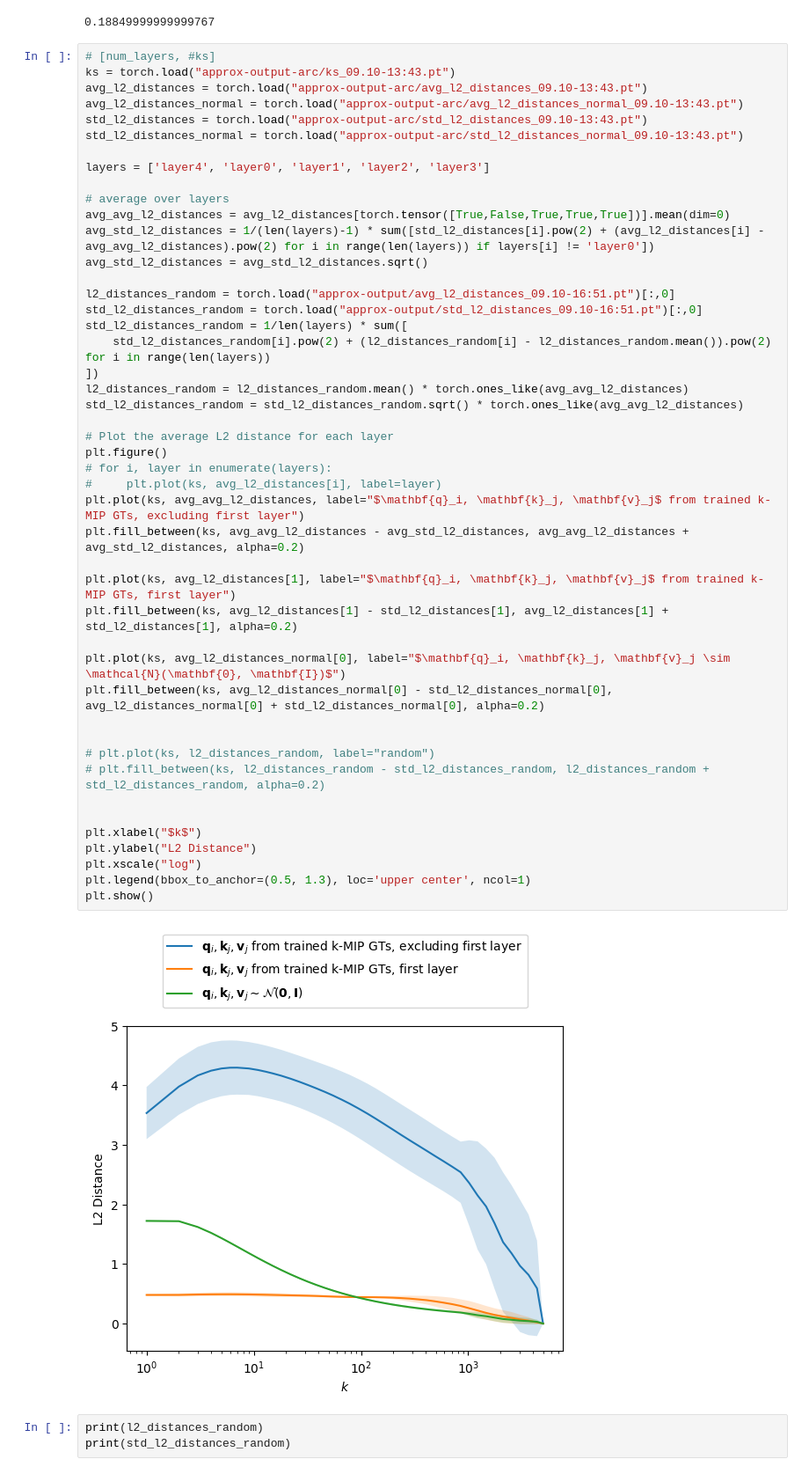
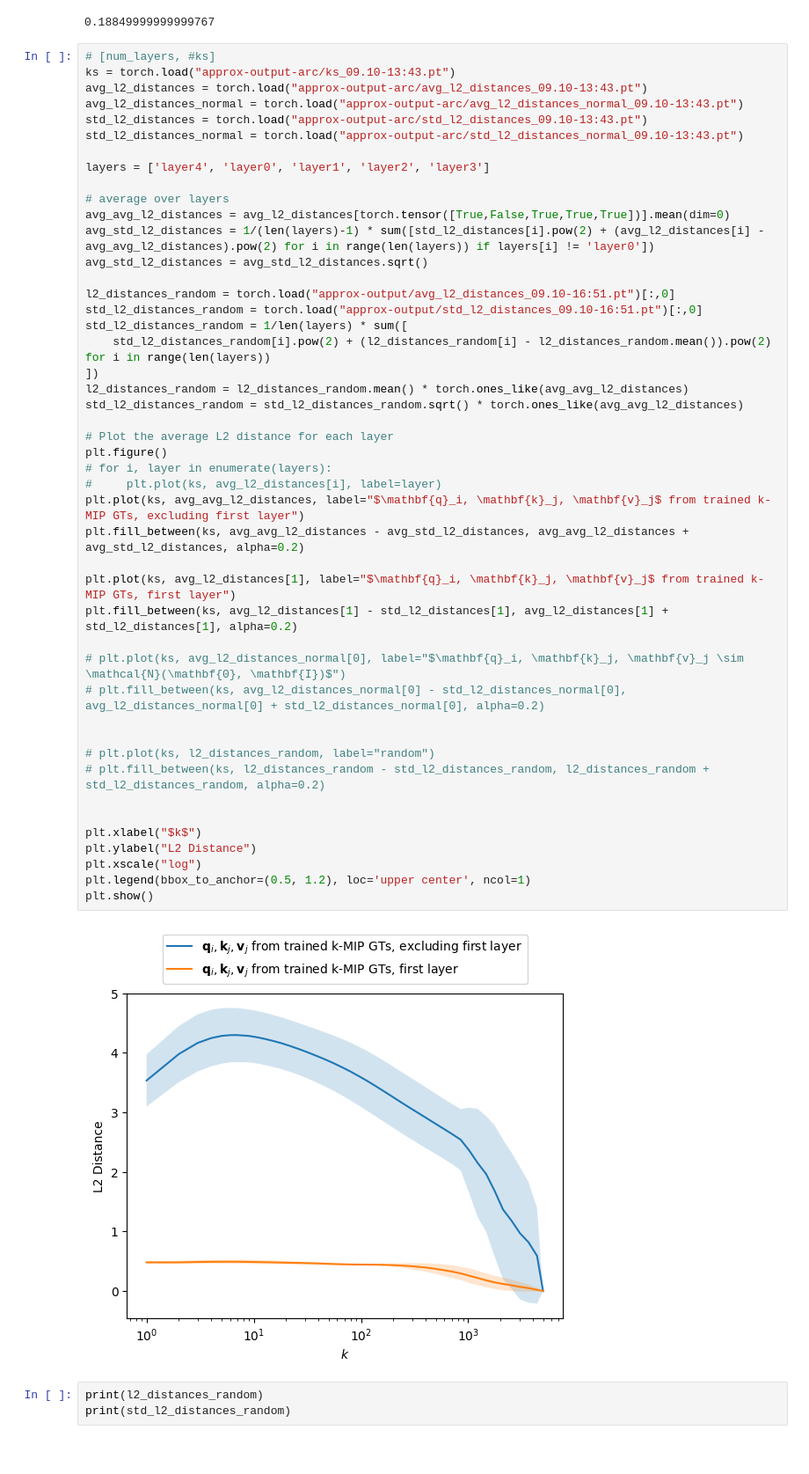
Before and after one commit to JonasDeSchouwer/EfficientSparseAttention, a Jupyter notebook: plotting.ipynb, the cells around one changed output. Shown: that part at 88% size. Drawn from its saved outputs; the diff is of its cells as text; blank space fills up the shorter version.

```diff
--- a/plotting.ipynb
+++ b/plotting.ipynb
@@ -26,37 +26,37 @@ avg_std_l2_distances = avg_std_l2_distances.sqrt()
 
 l2_distances_random = torch.load("approx-output/avg_l2_distances_09.10-16:51.pt")[:,0]
 std_l2_distances_random = torch.load("approx-output/std_l2_distances_09.10-16:51.pt")[:,0]
 std_l2_distances_random = 1/len(layers) * sum([
     std_l2_distances_random[i].pow(2) + (l2_distances_random[i] - l2_distances_random.mean()).pow(2) for i in range(len(layers))
 ])
 l2_distances_random = l2_distances_random.mean() * torch.ones_like(avg_avg_l2_distances)
 std_l2_distances_random = std_l2_distances_random.sqrt() * torch.ones_like(avg_avg_l2_distances)
 
 # Plot the average L2 distance for each layer
 plt.figure()
 # for i, layer in enumerate(layers):
 #     plt.plot(ks, avg_l2_distances[i], label=layer)
 plt.plot(ks, avg_avg_l2_distances, label="$\mathbf{q}_i, \mathbf{k}_j, \mathbf{v}_j$ from trained k-MIP GTs, excluding first layer")
 plt.fill_between(ks, avg_avg_l2_distances - avg_std_l2_distances, avg_avg_l2_distances + avg_std_l2_distances, alpha=0.2)
 
 plt.plot(ks, avg_l2_distances[1], label="$\mathbf{q}_i, \mathbf{k}_j, \mathbf{v}_j$ from trained k-MIP GTs, first layer")
 plt.fill_between(ks, avg_l2_distances[1] - std_l2_distances[1], avg_l2_distances[1] + std_l2_distances[1], alpha=0.2)
 
-plt.plot(ks, avg_l2_distances_normal[0], label="$\mathbf{q}_i, \mathbf{k}_j, \mathbf{v}_j \sim \mathcal{N}(\mathbf{0}, \mathbf{I})$")
-plt.fill_between(ks, avg_l2_distances_normal[0] - std_l2_distances_normal[0], avg_l2_distances_normal[0] + std_l2_distances_normal[0], alpha=0.2)
+# plt.plot(ks, avg_l2_distances_normal[0], label="$\mathbf{q}_i, \mathbf{k}_j, \mathbf{v}_j \sim \mathcal{N}(\mathbf{0}, \mathbf{I})$")
+# plt.fill_between(ks, avg_l2_distances_normal[0] - std_l2_distances_normal[0], avg_l2_distances_normal[0] + std_l2_distances_normal[0], alpha=0.2)
 
 
 # plt.plot(ks, l2_distances_random, label="random")
 # plt.fill_between(ks, l2_distances_random - std_l2_distances_random, l2_distances_random + std_l2_distances_random, alpha=0.2)
 
 
 plt.xlabel("$k$")
 plt.ylabel("L2 Distance")
 plt.xscale("log")
-plt.legend(bbox_to_anchor=(0.5, 1.3), loc='upper center', ncol=1)
+plt.legend(bbox_to_anchor=(0.5, 1.2), loc='upper center', ncol=1)
 plt.show()
 # %% [output]
-[figure, old version]
+[figure, new version]
 # %%
 print(l2_distances_random)
 print(std_l2_distances_random)
```
Also changed, not shown: parts of 2 cells of this notebook, 5 other files.
